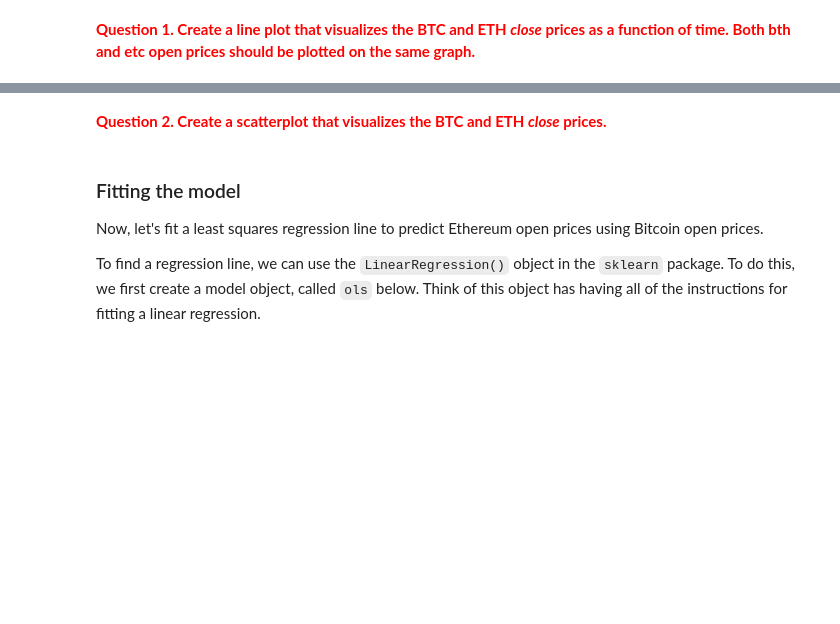
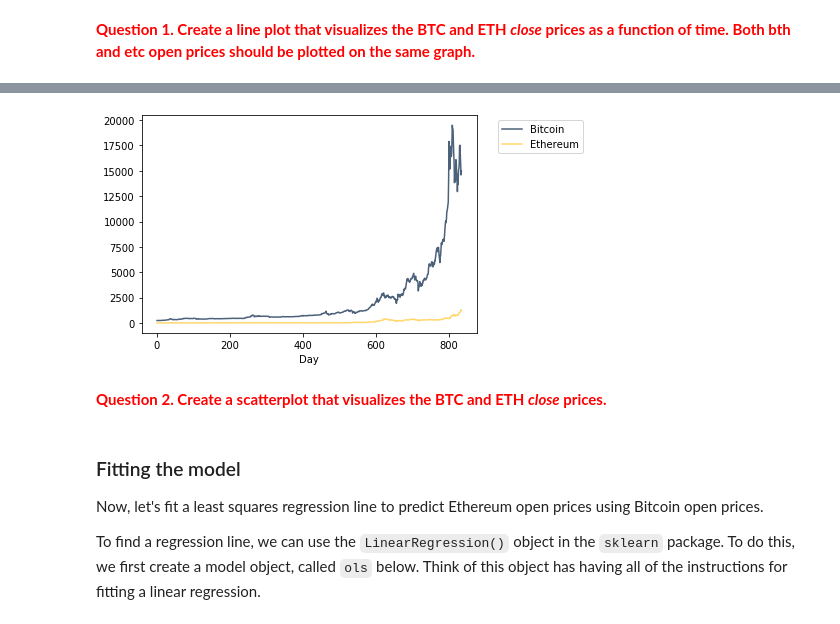
Before and after one commit to kimbrianj/bsos233-sp20, a Jupyter notebook: labs/lab8/lab8.ipynb, the cells around one changed output, grey strips where cells are left out. Cells and saved outputs as stored; diff of their text form; code cells hidden in the pictures; blank space fills up the shorter version.

```diff
--- a/labs/lab8/lab8.ipynb
+++ b/labs/lab8/lab8.ipynb
@@ -50,2 +79,6 @@ open_prices.scatter('Bitcoin','Ethereum')
 # %% [markdown]
 <font color = 'red'>**Question 1. Create a line plot that visualizes the BTC and ETH *close* prices as a function of time. Both bth and etc open prices should be plotted on the same graph.**</font>
+# %%
+# Create table with information we want
+close_prices = Table().with_columns('Day', btc.column('day'), 'Bitcoin', btc.column('close'), 'Ethereum', eth.column('close'))
+close_prices.show(5)
@@ -52,3 +93,7 @@ open_prices.scatter('Bitcoin','Ethereum')
+# %%
+close_prices.plot('Day')
+# %% [output]
+[figure, added]
 # %% [markdown]
 <font color = 'red'>**Question 2. Create a scatterplot that visualizes the BTC and ETH *close* prices.**</font>
 # %% [markdown]
```
Also changed, not shown: parts of 24 cells of this notebook.
